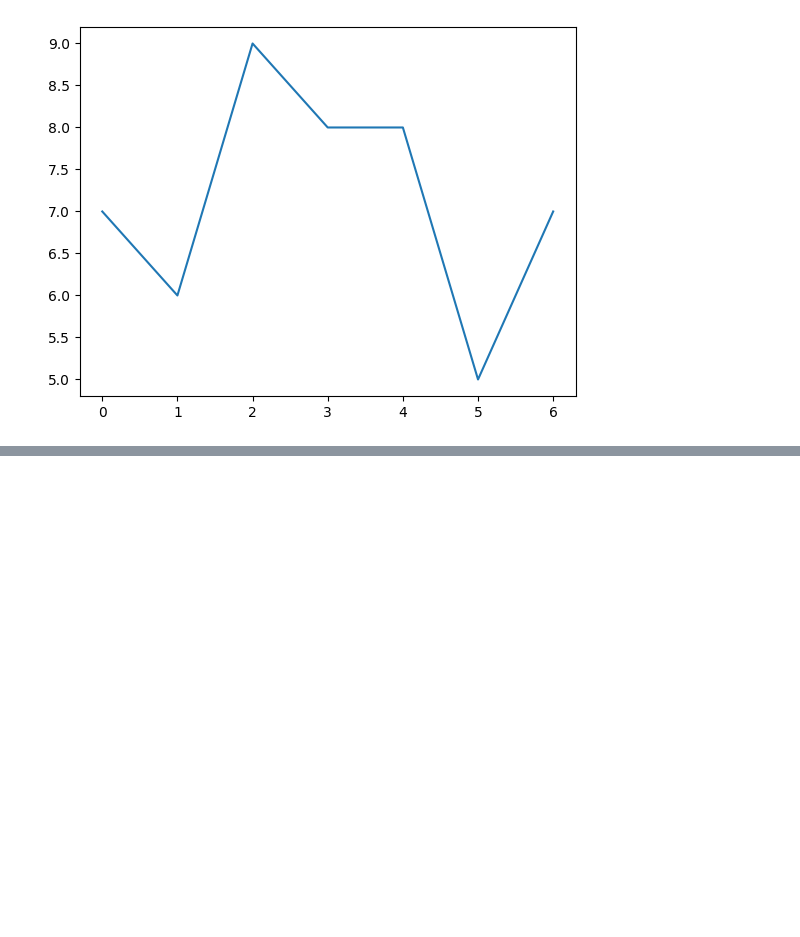
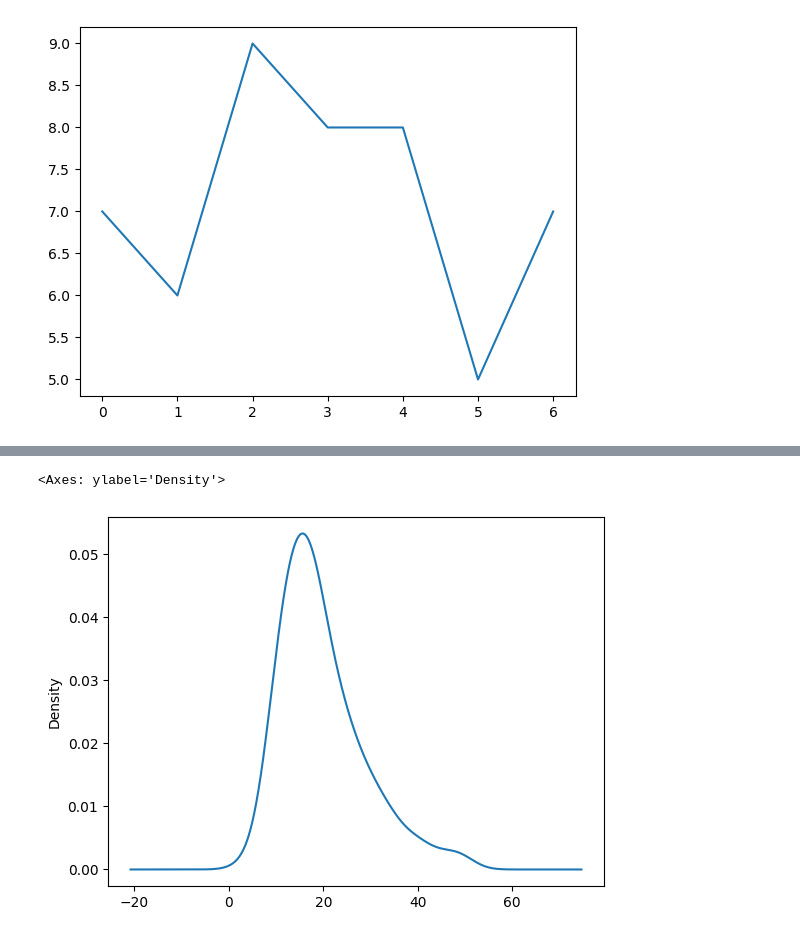
Before and after one commit to certidevs/curso-2025-07-visualizacion, a Jupyter notebook: clase.ipynb, the cells around one changed output, grey strips where cells are left out. Cells and saved outputs as stored; diff of their text form; code cells hidden in the pictures; blank space fills up the shorter version.

```diff
--- a/clase.ipynb
+++ b/clase.ipynb
@@ -22,0 +52,5 @@ plt.plot(calificaciones)
+# %%
+df['total_bill'].plot.density()
+# %% [output]
+<Axes: ylabel='Density'>
+[figure, added]
```
Also changed, not shown: parts of 6 cells of this notebook, 2 other files.
